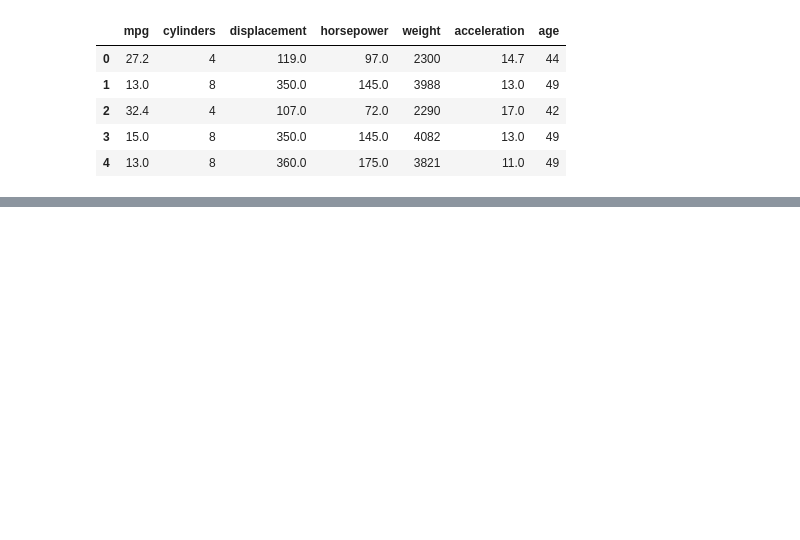
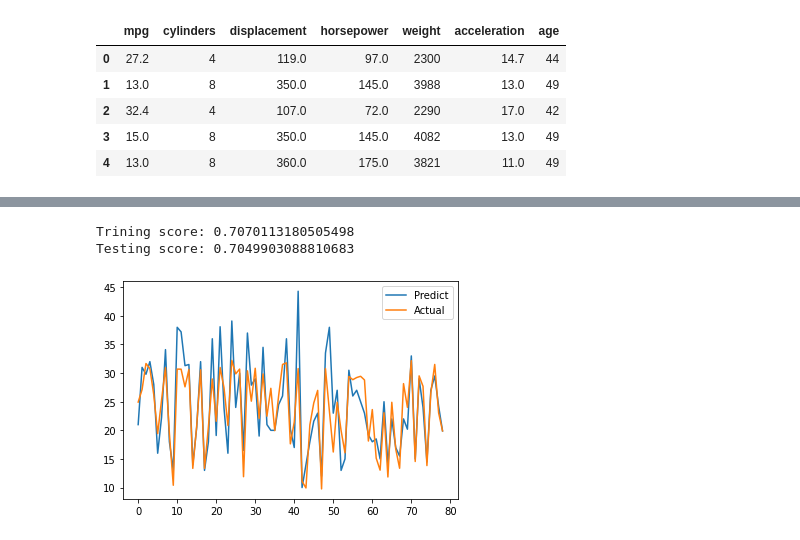
Before and after one commit to nadavWeisler/AutomobileMpgLinearRegression, a Jupyter notebook: multipleRegressionModels.ipynb, the cells around one changed output, grey strips where cells are left out. Drawn from its saved outputs; the diff is of its cells as text; code cells hidden in the pictures; blank space fills up the shorter version.

```diff
--- a/multipleRegressionModels.ipynb
+++ b/multipleRegressionModels.ipynb
@@ -30,0 +72,7 @@ def build_model(regression_fn, col_y_name, col_x_names, dataset, test_frac=.2, s
+# %%
+result_dict['mpg - kitchen sink linear'] = build_model(linear_regression, 'mpg', [
+                                                       'weight', 'horsepower', 'cylinders', 'displacement', 'acceleration'], automobile_df, show_plot_y=True)
+# %% [output]
+Trining score: 0.7070113180505498
+Testing score: 0.7049903088810683
+[figure, added]
```
Also changed, not shown: parts of 19 cells of this notebook.
